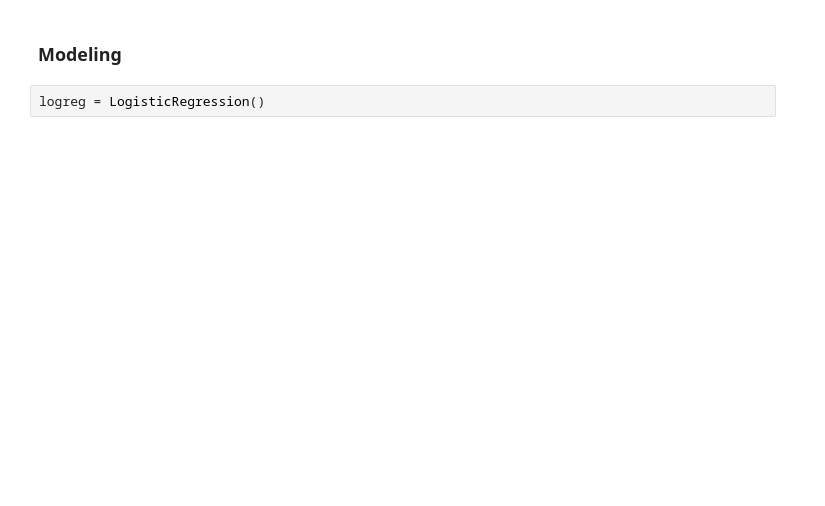
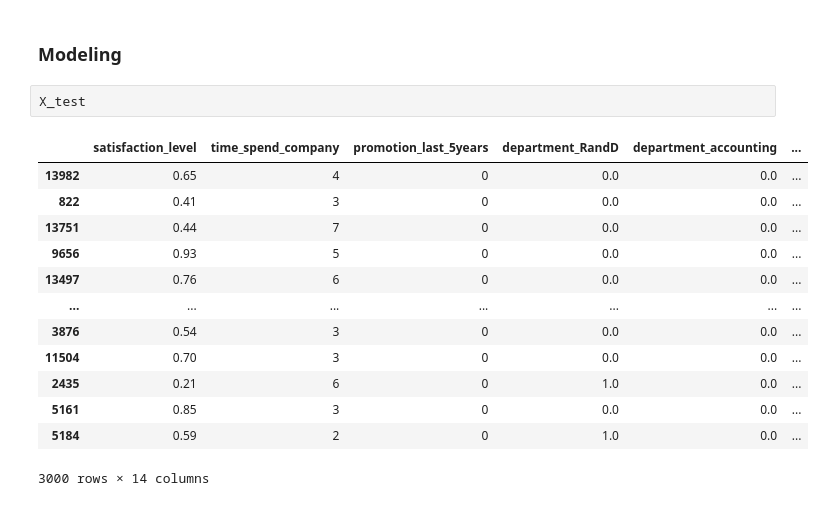
Before and after one commit to Emilly-Njue/HR-ANALYTICS, a Jupyter notebook: hr_analytics.ipynb, the cells around one changed output. Drawn from its saved outputs; the diff is of its cells as text; blank space fills up the shorter version.

```diff
--- a/hr_analytics.ipynb
+++ b/hr_analytics.ipynb
@@ -317,4 +332,18 @@ X_train,X_test, y_train, y_test = train_test_split(X, y, test_size=0.2, random_s
 # %% [markdown]
 ### **Modeling**
-# %%
-logreg = LogisticRegression()
+# %%
+X_test
+# %% [output]
+|  | satisfaction_level | time_spend_company | promotion_last_5years | department_RandD | department_accounting | ... |
+| 13982 | 0.65 | 4 | 0 | 0.0 | 0.0 | ... |
+| 822 | 0.41 | 3 | 0 | 0.0 | 0.0 | ... |
+| 13751 | 0.44 | 7 | 0 | 0.0 | 0.0 | ... |
+| 9656 | 0.93 | 5 | 0 | 0.0 | 0.0 | ... |
+| 13497 | 0.76 | 6 | 0 | 0.0 | 0.0 | ... |
+| ... | ... | ... | ... | ... | ... | ... |
+| 3876 | 0.54 | 3 | 0 | 0.0 | 0.0 | ... |
+| 11504 | 0.70 | 3 | 0 | 0.0 | 0.0 | ... |
+| 2435 | 0.21 | 6 | 0 | 1.0 | 0.0 | ... |
+| 5161 | 0.85 | 3 | 0 | 0.0 | 0.0 | ... |
+| 5184 | 0.59 | 2 | 0 | 1.0 | 0.0 | ... |
+3000 rows × 14 columns
```
Also changed, not shown: parts of 2 cells of this notebook.
